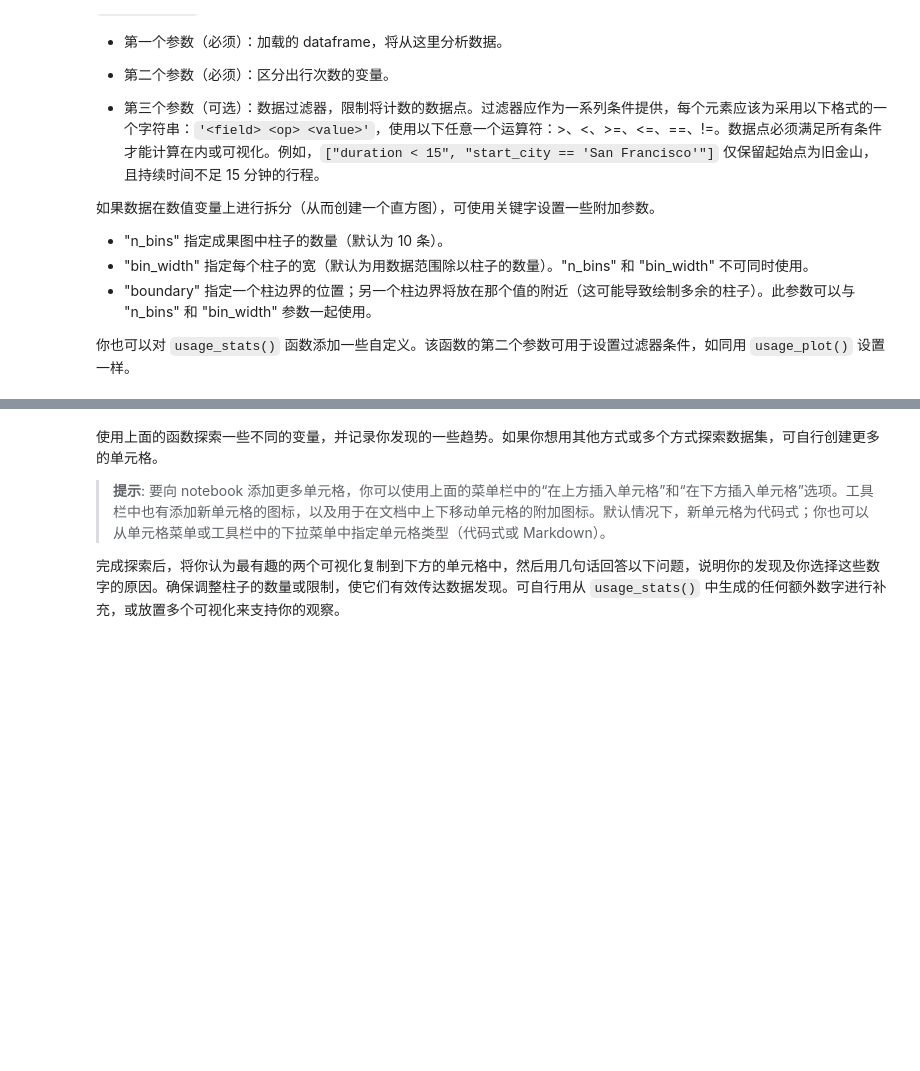
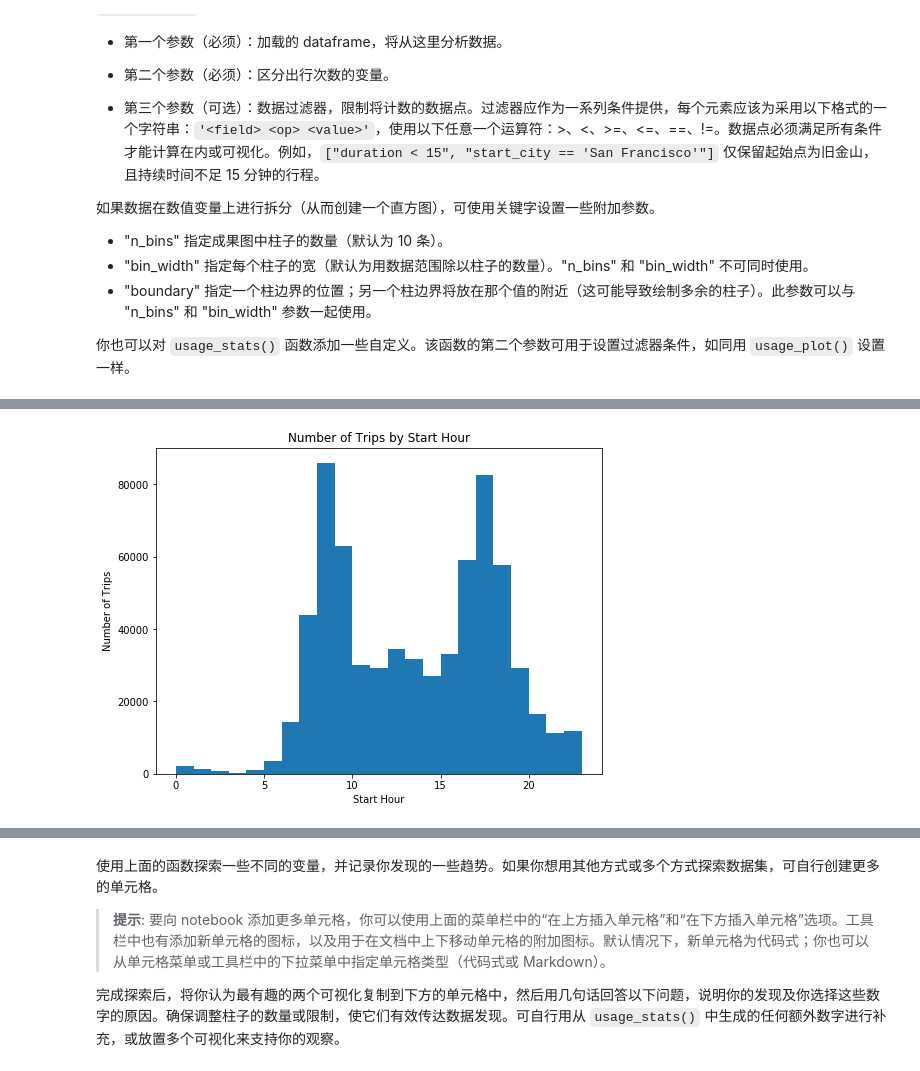
Before and after one commit to LYleonard/DataAnalysis, a Jupyter notebook: Statistics/P0_bike_sharing/Bay_Area_Bike_Share_Analysis.ipynb, the cells around one changed output, grey strips where cells are left out. Drawn from its saved outputs; the diff is of its cells as text; code cells hidden in the pictures; blank space fills up the shorter version.

```diff
--- a/Statistics/P0_bike_sharing/Bay_Area_Bike_Share_Analysis.ipynb
+++ b/Statistics/P0_bike_sharing/Bay_Area_Bike_Share_Analysis.ipynb
@@ -268,2 +319,4 @@ usage_stats(trip_data)
 # %%
-usage_plot(trip_data)
+usage_plot(trip_data, 'start_hour', bin_width=1)
+# %% [output]
+[figure, added]
```
Also changed, not shown: parts of 19 cells of this notebook, 3 other files.
